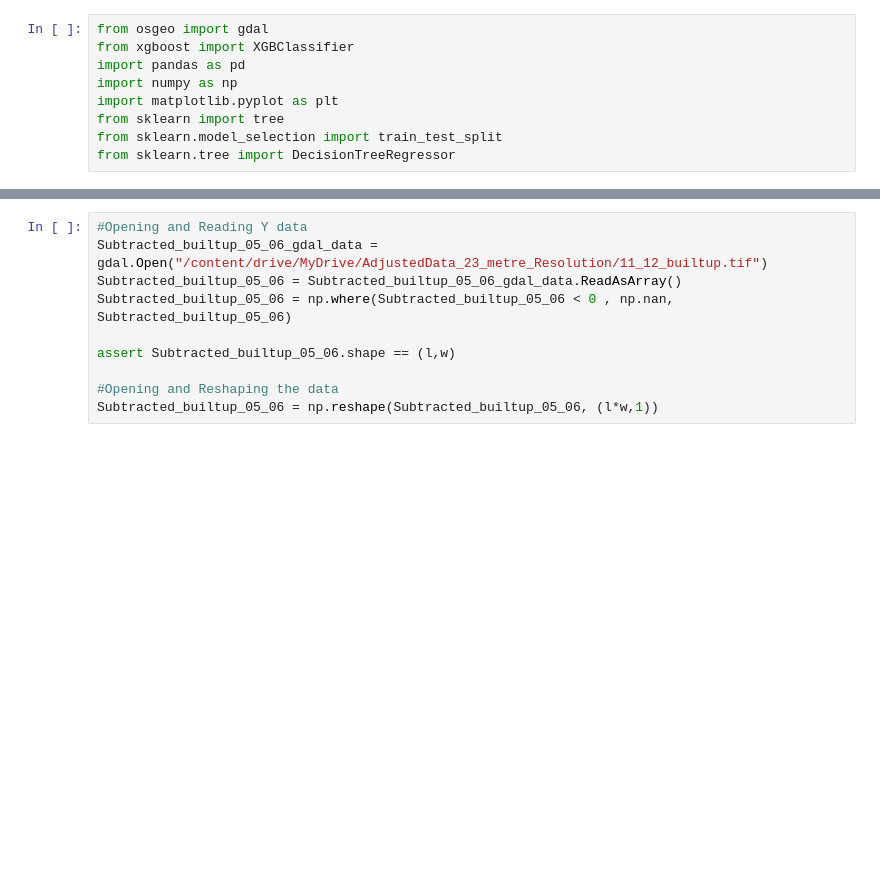
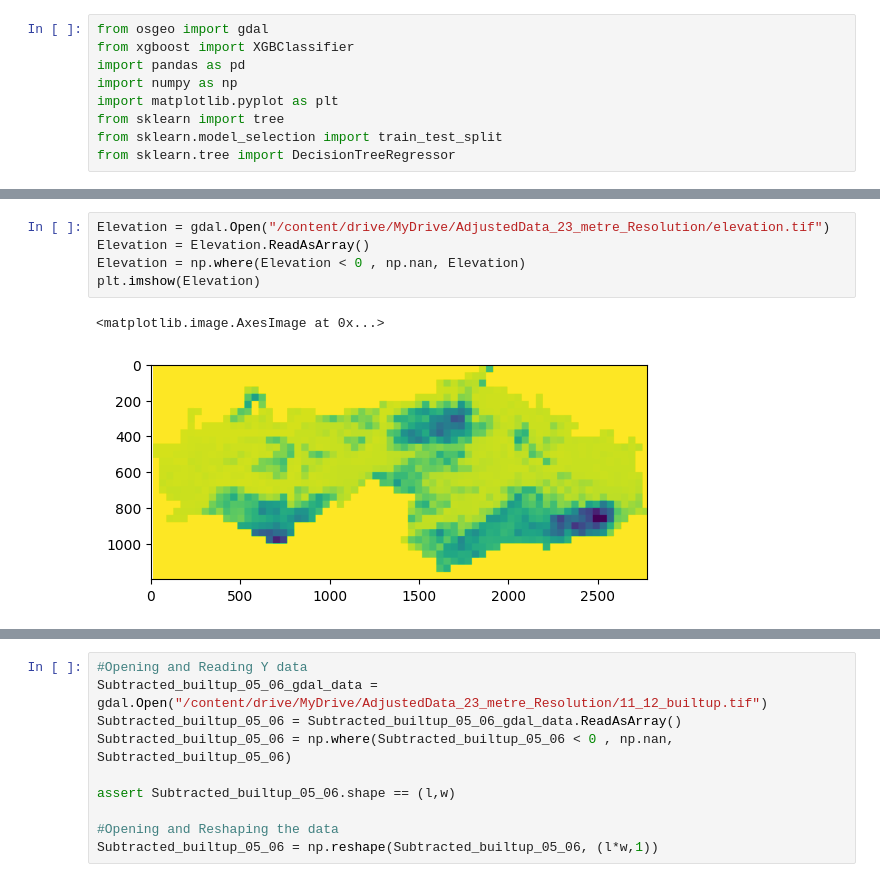
Before and after one commit to DexterfreaK/XGboostUrban, a Jupyter notebook: XGBoost_using_dataframe.ipynb, the cells around one changed output, grey strips where cells are left out. Cells and saved outputs as stored; diff of their text form; blank space fills up the shorter version.

```diff
--- a/XGBoost_using_dataframe.ipynb
+++ b/XGBoost_using_dataframe.ipynb
@@ -74,0 +50,8 @@ gdp2005 = np.reshape(gdp2005, (l*w,1))
+# %%
+Elevation = gdal.Open("/content/drive/MyDrive/AdjustedData_23_metre_Resolution/elevation.tif")
+Elevation = Elevation.ReadAsArray()
+Elevation = np.where(Elevation < 0 , np.nan, Elevation)
+plt.imshow(Elevation)
+# %% [output]
+<matplotlib.image.AxesImage at 0x...>
+[figure, added]
```
Also changed, not shown: parts of 14 cells of this notebook.
